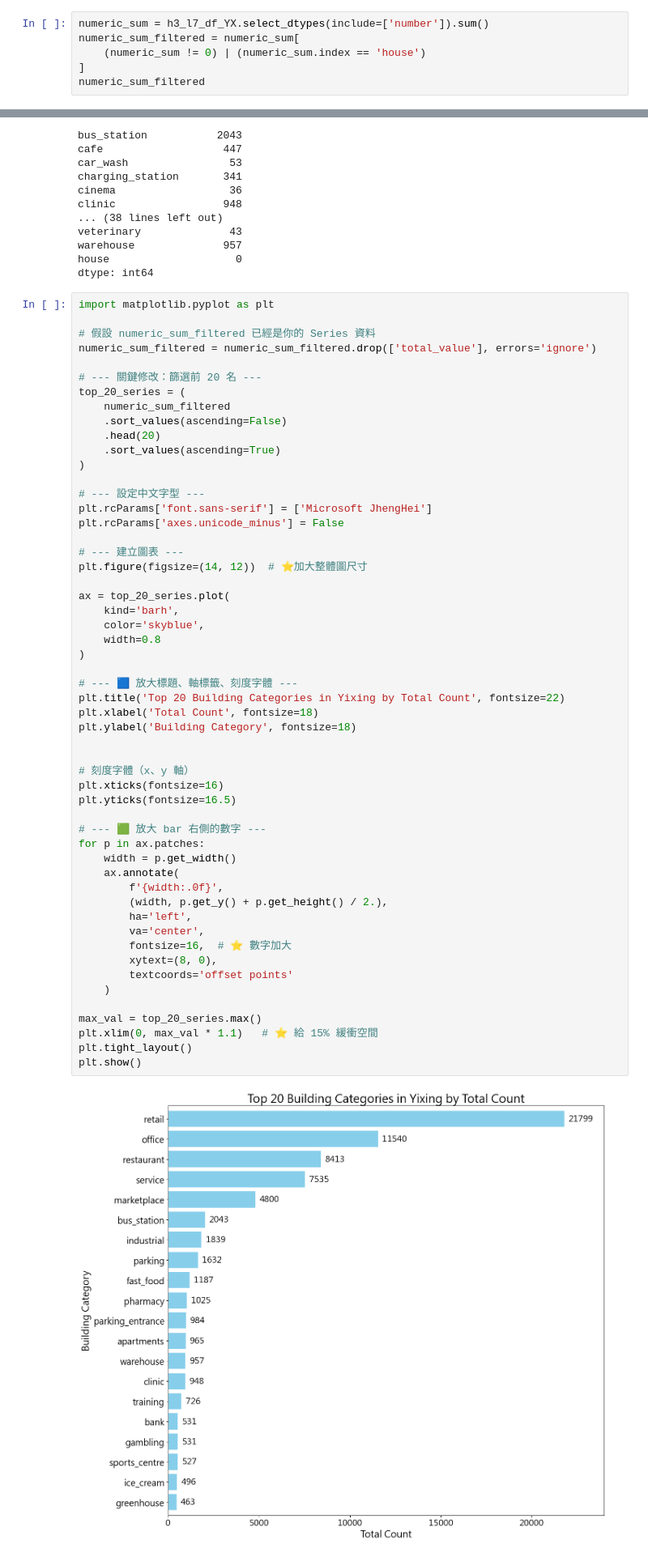
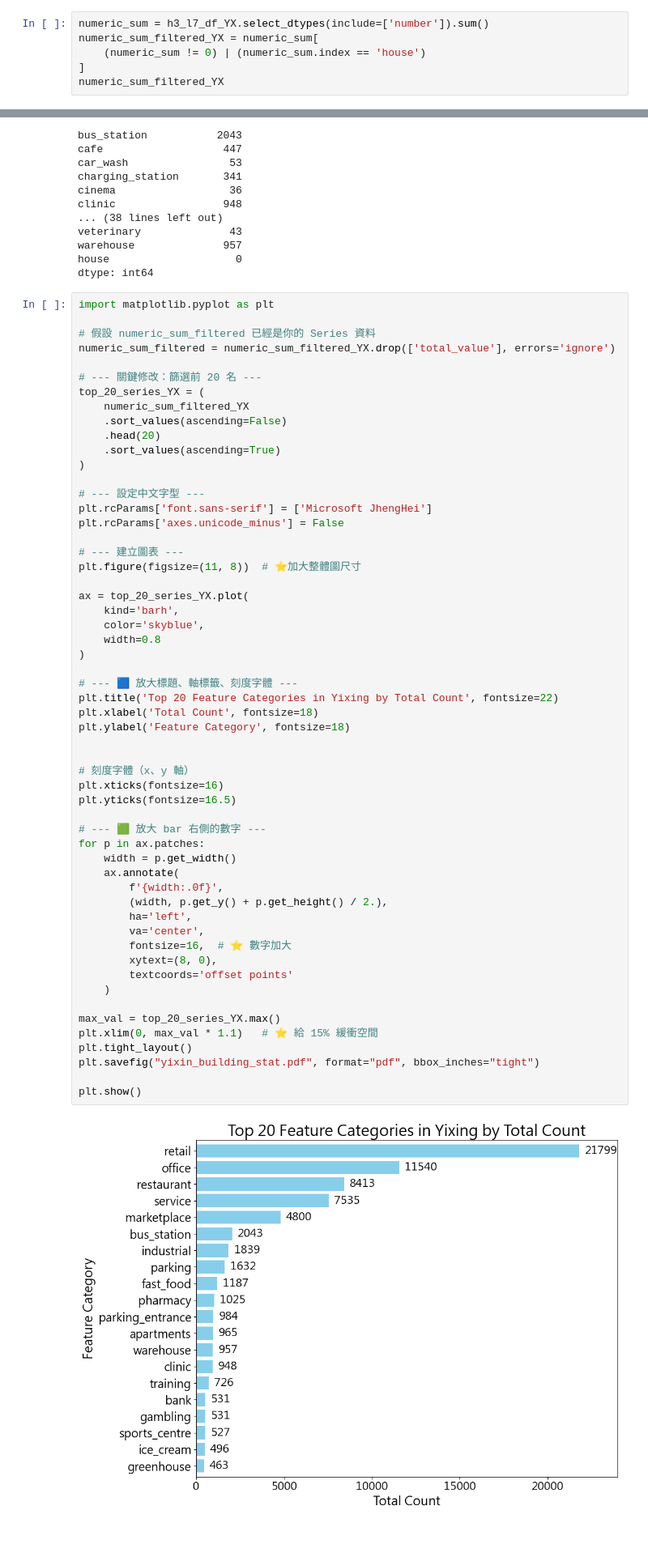
Before and after one commit to giraffeiscute/Yi-xing-city-OHCA-loctaion-prediction, a Jupyter notebook: Yixing_data_stat.ipynb, the cells around one changed output, grey strips where cells are left out. Shown at 81% size. Drawn from its saved outputs; the diff is of its cells as text.

```diff
--- a/Yixing_data_stat.ipynb
+++ b/Yixing_data_stat.ipynb
@@ -198,9 +168,9 @@ plt.show()
 # %%
 numeric_sum = h3_l7_df_YX.select_dtypes(include=['number']).sum()
-numeric_sum_filtered = numeric_sum[
+numeric_sum_filtered_YX = numeric_sum[
     (numeric_sum != 0) | (numeric_sum.index == 'house')
 ]
-numeric_sum_filtered
+numeric_sum_filtered_YX
 # %% [output]
 apartments             965
 arts_centre             98
@@ -223,11 +193,11 @@ dtype: int64
 import matplotlib.pyplot as plt
 
 # 假設 numeric_sum_filtered 已經是你的 Series 資料
-numeric_sum_filtered = numeric_sum_filtered.drop(['total_value'], errors='ignore')
+numeric_sum_filtered = numeric_sum_filtered_YX.drop(['total_value'], errors='ignore')
 
 # --- 關鍵修改：篩選前 20 名 ---
-top_20_series = (
-    numeric_sum_filtered
+top_20_series_YX = (
+    numeric_sum_filtered_YX
     .sort_values(ascending=False)
     .head(20)
     .sort_values(ascending=True)
@@ -238,43 +208,45 @@ plt.rcParams['font.sans-serif'] = ['Microsoft JhengHei']
 plt.rcParams['axes.unicode_minus'] = False
 
 # --- 建立圖表 ---
-plt.figure(figsize=(14, 12))  # ⭐加大整體圖尺寸
+plt.figure(figsize=(11, 8))  # ⭐加大整體圖尺寸
 
-ax = top_20_series.plot(
+ax = top_20_series_YX.plot(
     kind='barh',
     color='skyblue',
     width=0.8
 )
 
 # --- 🟦 放大標題、軸標籤、刻度字體 ---
-plt.title('Top 20 Building Categories in Yixing by Total Count', fontsize=22)
+plt.title('Top 20 Feature Categories in Yixing by Total Count', fontsize=22)
 plt.xlabel('Total Count', fontsize=18)
-plt.ylabel('Building Category', fontsize=18)
+plt.ylabel('Feature Category', fontsize=18)
 
 
 # 刻度字體（x、y 軸）
 plt.xticks(fontsize=16)
 plt.yticks(fontsize=16.5)
 
 # --- 🟩 放大 bar 右側的數字 ---
 for p in ax.patches:
     width = p.get_width()
     ax.annotate(
         f'{width:.0f}',
         (width, p.get_y() + p.get_height() / 2.),
         ha='left',
         va='center',
         fontsize=16,  # ⭐ 數字加大
         xytext=(8, 0),
         textcoords='offset points'
     )
 
-max_val = top_20_series.max()
+max_val = top_20_series_YX.max()
 plt.xlim(0, max_val * 1.1)   # ⭐ 給 15% 緩衝空間
 plt.tight_layout()
+plt.savefig("yixin_building_stat.pdf", format="pdf", bbox_inches="tight")
+
 plt.show()
 # %% [output]
-[figure, old version]
+[figure, new version]
 # %% [markdown]
 ### VB 數據統計
 # %%
```
Also changed, not shown: parts of 4 cells of this notebook, 17 other files.
